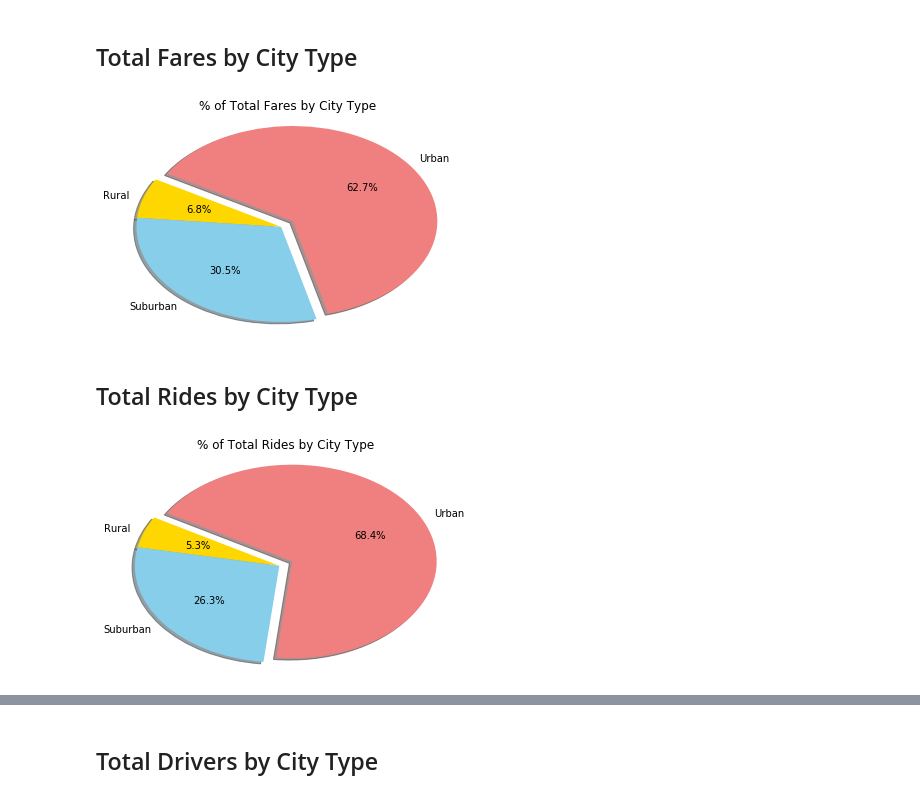
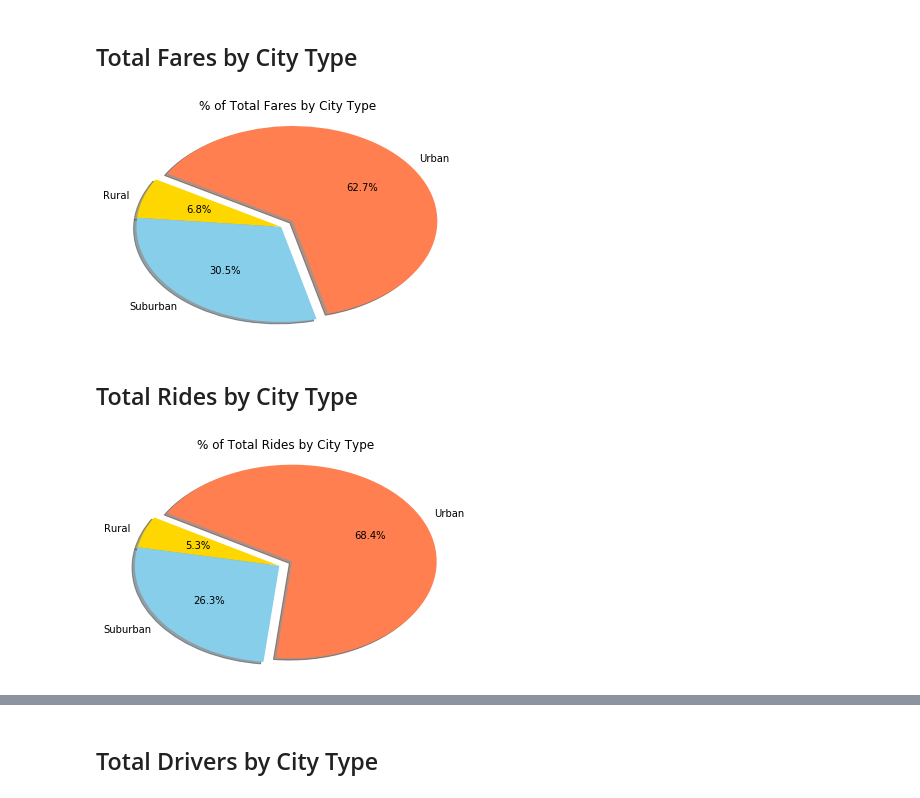
Before and after one commit to ppainuly/Pyber, a Jupyter notebook: pyber_starter.ipynb, the cells around one changed output, grey strips where cells are left out. Cells and saved outputs as stored; diff of their text form; code cells hidden in the pictures.

```diff
--- a/pyber_starter.ipynb
+++ b/pyber_starter.ipynb
@@ -130,7 +98,7 @@ total_fare = type_cities["fare"].sum()
 
 labels = ['Rural', 'Suburban', 'Urban']
 explode = (0, 0, 0.1)
-colors = ["gold", "skyblue", "lightcoral"]
+colors = ["gold", "skyblue", "coral"]
 
 # Build Pie Chart
 fig, ax = plt.subplots()
@@ -144,31 +112,31 @@ fig.savefig("TotalFaresByCity.png",bbox_inches="tight",dpi = 150)
 
 plt.show()
 # %% [output]
-[figure, old version]
+[figure, new version]
 # %% [markdown]
 ## Total Rides by City Type
 # %%
 # Calculate Ride Percents
 type_cities = df_pyber.groupby("type")
 total_rides = type_cities["ride_id"].count()
 
 labels = ['Rural', 'Suburban', 'Urban']
 explode = (0, 0, 0.1)
-colors = ["gold", "skyblue", "lightcoral"]
+colors = ["gold", "skyblue", "coral"]
 
 # Build Pie Chart
 fig, ax = plt.subplots()
 ax.pie(total_rides, explode=explode,colors=colors, labels=labels,autopct="%1.1f%%",
         shadow=True, startangle=150)
 ax.set_title("% of Total Rides by City Type")
 ax.axis('auto')
 
 # Save Figure
 fig.savefig("TotalRidesByCity.png",bbox_inches="tight",dpi = 150)
 
 plt.show()
 # %% [output]
-[figure, old version]
+[figure, new version]
 # %%
 # Show Figure
 plt.show()
```
Also changed, not shown: parts of 4 cells of this notebook, 3 other files.
